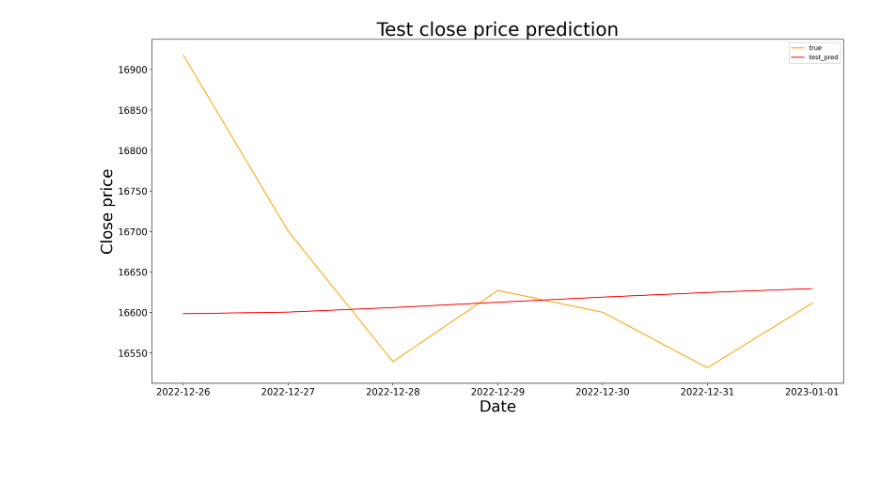
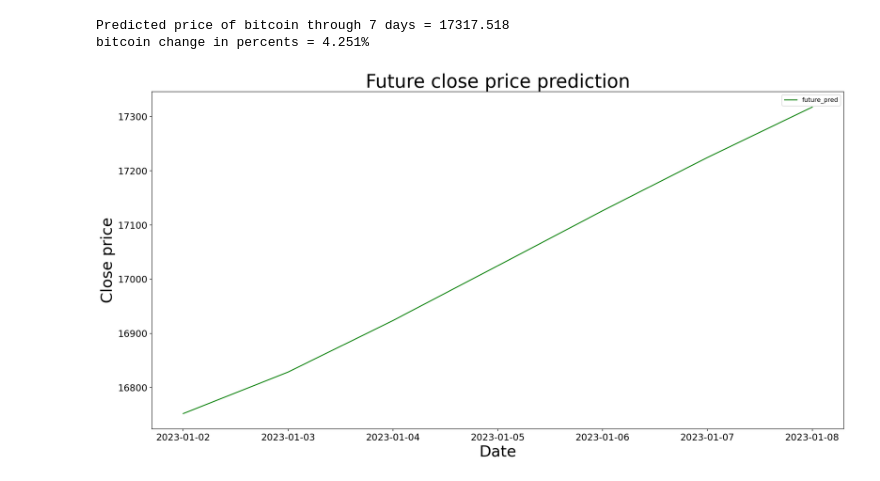
Before and after one commit to hipokratus1/Black-Litterman-Optimization, a Jupyter notebook: notebooks/LSTM.ipynb, the cells around one changed output. Saved outputs shown, nothing was run; the diff lists cells and outputs as text; code cells hidden in the pictures; blank space fills up the shorter version.

```diff
--- a/notebooks/LSTM.ipynb
+++ b/notebooks/LSTM.ipynb
@@ -102,2 +82,0 @@ WARNING:tensorflow:Layer lstm_3 will not use cuDNN kernels since it doesn't meet
-# %%
-history = model.fit(X_train, y_train, validation_data=(X_val,y_val), epochs=300, batch_size=64, verbose=1)
@@ -169,12 +119,0 @@ plt.show()
-# %%
-X_train = scaled_close[-train_batch:].reshape(1, train_batch, 1)
-test_pred = []
-for i in range(period):
-    next_pred = model.predict(X_train, verbose=0)
-    X_train = X_train.reshape(X_train.shape[1])[1:]
-    X_train = np.append(X_train, next_pred)
-    X_train = X_train.reshape(1, train_batch, 1)
-    test_pred.append(next_pred[0][0])
-
-test_pred = scaler.inverse_transform(np.array(test_pred).reshape(-1, 1)).reshape(period)
-test_pred
@@ -184,12 +122,35 @@ array([16598.418, 16600.406, 16606.014, 16612.535, 16618.877, 16624.58 ,
+# %%
+train = scaler.fit_transform(np.array(close).reshape(-1, 1))
+X_train, y_train = create_sequences(train, best_train_batch)
+X_train = X_train.reshape(X_train.shape[0], X_train.shape[1], 1)
+model.fit(X_train, y_train, epochs=100, batch_size=64, verbose=0)
+X_train_ = train[-best_train_batch:].reshape(1, best_train_batch, 1)
+future_pred = []
+for i in range(period):
+    next_pred = model.predict(X_train_, verbose=0)
+    X_train_ = X_train_.reshape(X_train_.shape[1])[1:]
+    X_train_ = np.append(X_train_, next_pred)
+    X_train_ = X_train_.reshape(1, best_train_batch, 1)
+    future_pred.append(next_pred[0][0])
+
+future_pred = scaler.inverse_transform(np.array(future_pred).reshape(-1, 1)).reshape(period)
+last_pred = future_pred[-1]
+change_pred = (last_pred - close[-1]) / close[-1] * 100
+print(f"Predicted price of {assets[0]} through {period} days = %.3f" % last_pred, sep="")
+print(f"{assets[0]} change in percents = %.3f" % change_pred, '%', sep="")
+# %% [output]
+Predicted price of bitcoin through 7 days = 17317.518
+bitcoin change in percents = 4.251%
 # %%
-plt.title("Test close price prediction", fontsize = 30)
-plt.plot(dates[-period:], test, color = 'orange', label = 'true')
-plt.plot(dates[-period:], test_pred, color = 'red', label = 'test_pred')
+import pandas as pd
+future_dates = pd.date_range(start='2023-01-02', end='2023-01-08')
+plt.title("Future close price prediction", fontsize = 30)
+plt.plot(future_dates, future_pred, color = 'green', label = 'future_pred')
 plt.xlabel("Date", fontsize = 25)
 plt.ylabel("Close price", fontsize = 25)
 plt.xticks(fontsize = 15)
 plt.yticks(fontsize = 15)
 plt.legend()
 plt.show()
 # %% [output]
-[figure, old version]
+[figure, new version]
```
Also changed, not shown: parts of 20 cells of this notebook, 1 other file.
